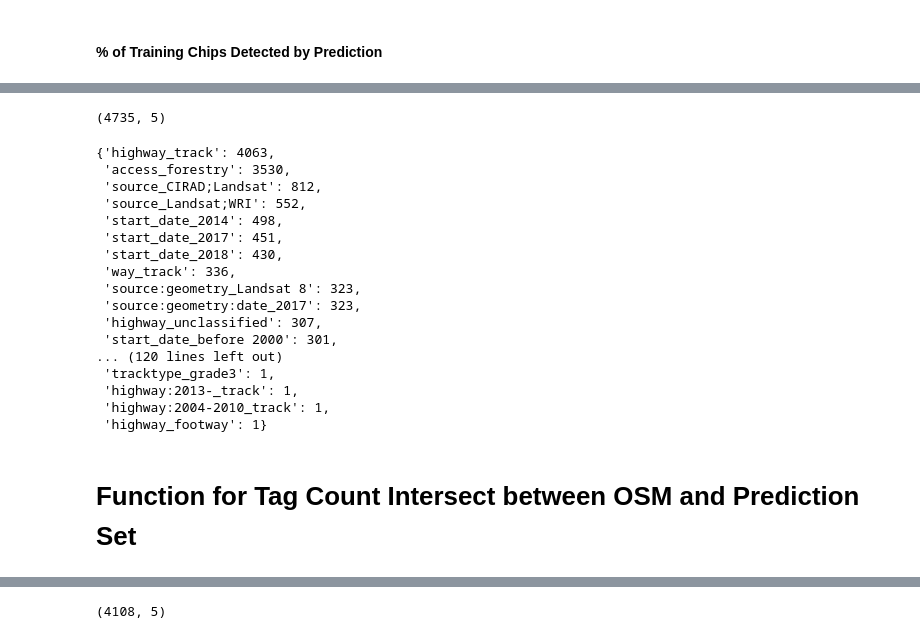
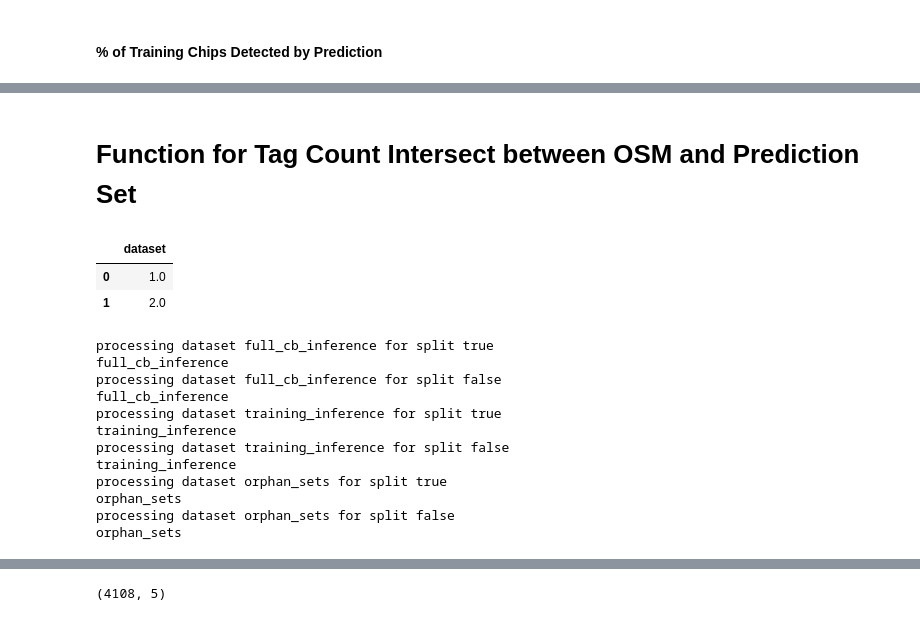
Before and after one commit to Project-Canopy/cb_feature_detection, a Jupyter notebook: analytics/ISL_Predictions_OSM_Intersection.ipynb, the cells around one changed output, grey strips where cells are left out. Drawn from its saved outputs; the diff is of its cells as text; code cells hidden in the pictures.

Commit message:
osm intersection code functional for all 3 datasets for 2 splits each

```diff
--- a/analytics/ISL_Predictions_OSM_Intersection.ipynb
+++ b/analytics/ISL_Predictions_OSM_Intersection.ipynb
@@ -91,4 +104,0 @@ for tag_list in tp_osm["tag_list"]:
-# %%
-tp_osm.shape
-# %% [output]
-(4735, 5)
@@ -95,25 +107,15 @@ tp_osm.shape
 # %%
 # tag_list_count
 
-{k: v for k, v in sorted(tag_list_count.items(), key=lambda item: item[1],reverse=True)}
+# {k: v for k, v in sorted(tag_list_count.items(), key=lambda item: item[1],reverse=True)}
-# %% [output]
-{'highway_track': 4063,
- 'access_forestry': 3530,
- 'source_CIRAD;Landsat': 812,
- 'source_Landsat;WRI': 552,
- 'start_date_2014': 498,
- 'start_date_2017': 451,
- 'start_date_2018': 430,
- 'way_track': 336,
- 'source:geometry_Landsat 8': 323,
- 'source:geometry:date_2017': 323,
- 'highway_unclassified': 307,
- 'start_date_before 2000': 301,
-... (120 lines left out)
- 'tracktype_grade3': 1,
- 'highway:2013-_track': 1,
- 'highway:2004-2010_track': 1,
- 'highway_footway': 1}
 # %% [markdown]
 # Function for Tag Count Intersect between OSM and Prediction Set
+# %%
+df1 = pd.DataFrame({"dataset":[]})
+# %%
+df1.append(pd.DataFrame({"dataset":[1,2]}))
+# %% [output]
+|  | dataset |
+| 0 | 1.0 |
+| 1 | 2.0 |
 # %%
@@ -151,0 +195,19 @@ def gdf_osm_tag_count(predictions_gdf,osm_gdf,filter_out=.05):
+# %%
+geo_files = {"full_cb_inference":{"true":true_labels_from_inference,"false":new_predictions_from_inference},
+             "training_inference":{"true":tp_predictions,"false":fp_predictions},
+             "orphan_sets":{"true":true_orphan_predictions,"false":false_orphan_predictions}}
+
+df_full_tags = gdf_osm_tag_count(geo_files,osm_clipped)
+# %% [output]
+processing dataset full_cb_inference for split true
+full_cb_inference
+processing dataset full_cb_inference for split false
+full_cb_inference
+processing dataset training_inference for split true
+training_inference
+processing dataset training_inference for split false
+training_inference
+processing dataset orphan_sets for split true
+orphan_sets
+processing dataset orphan_sets for split false
+orphan_sets
```
Also changed, not shown: parts of 28 cells of this notebook, 1 other file.
